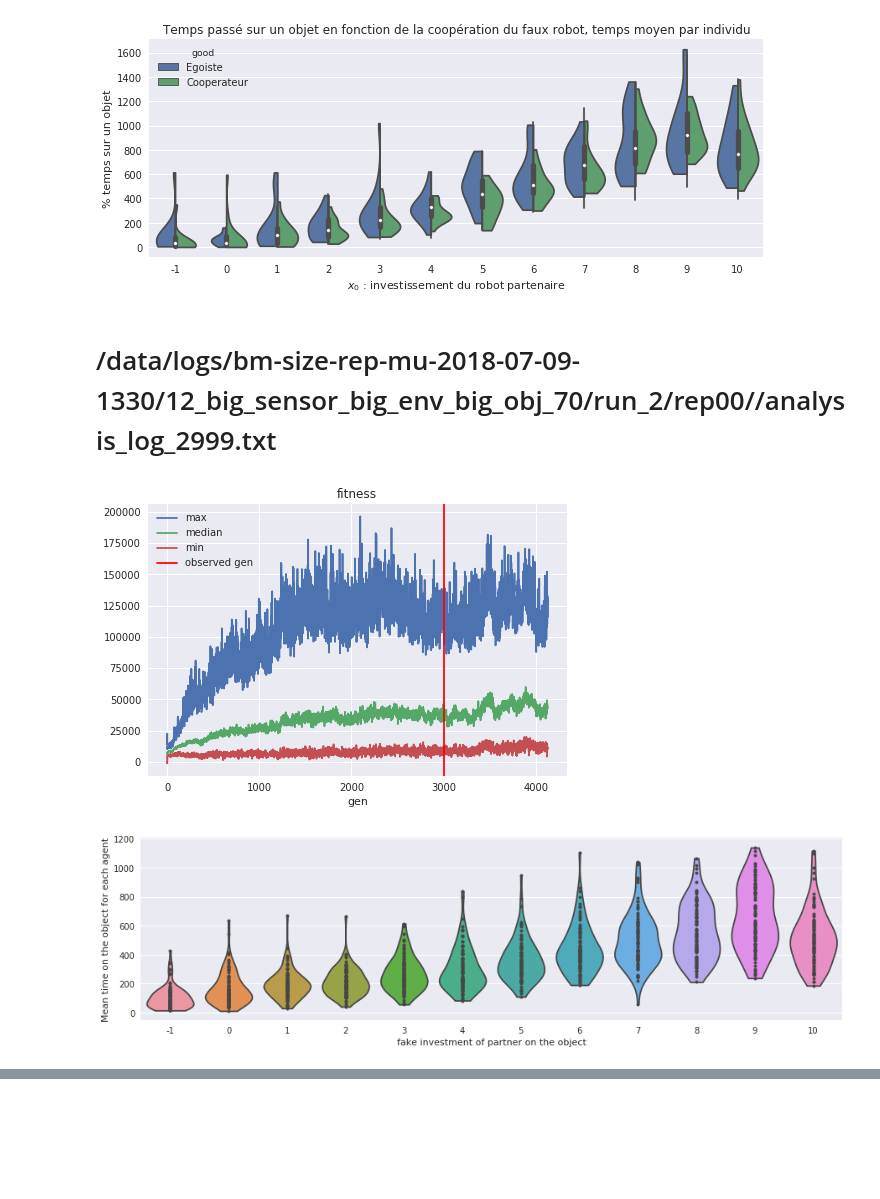
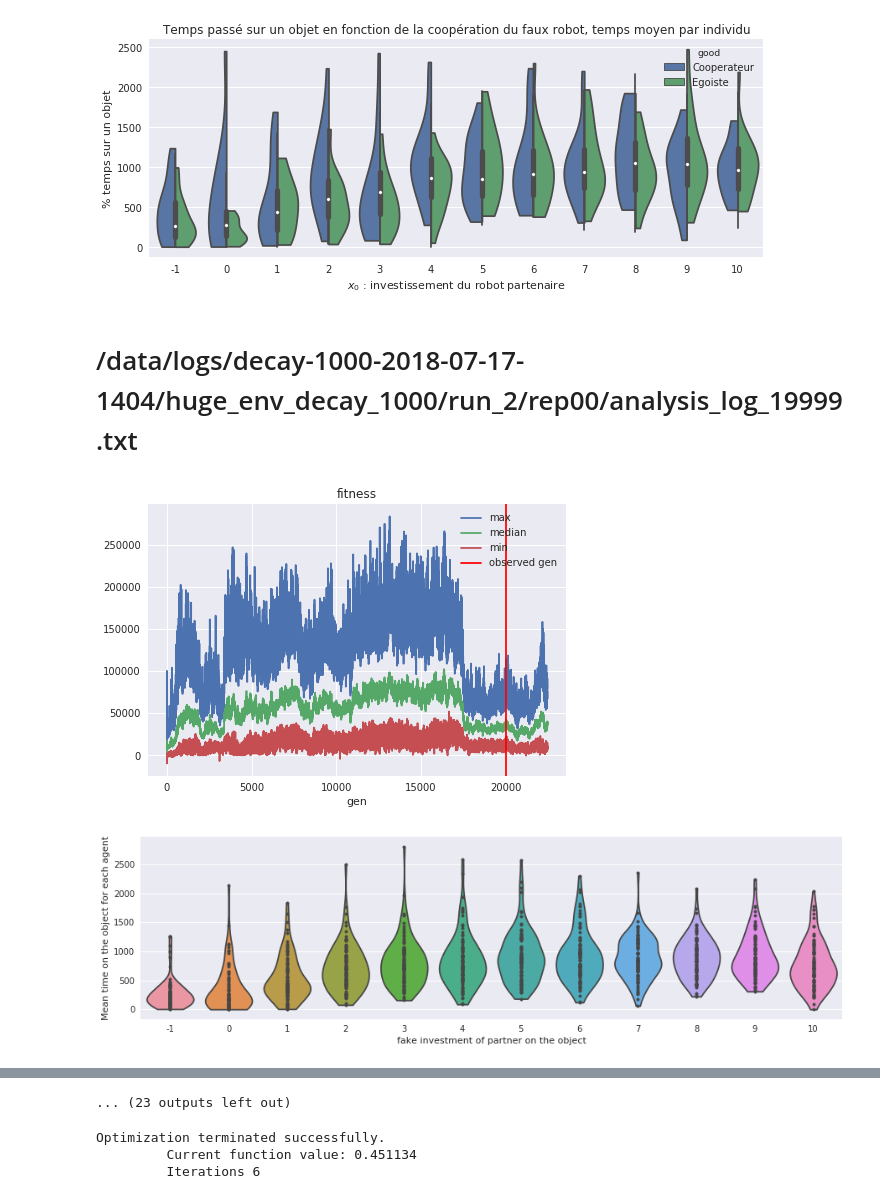
Before and after one commit to PaulEcoffet/roborobo3, a Jupyter notebook: roborobo3/notebooks/bigmodel_partnerchoice.ipynb, the cells around one changed output, grey strips where cells are left out. Saved outputs shown, nothing was run; the diff lists cells and outputs as text; code cells hidden in the pictures; blank space fills up the shorter version.

```diff
--- a/roborobo3/notebooks/bigmodel_partnerchoice.ipynb
+++ b/roborobo3/notebooks/bigmodel_partnerchoice.ipynb
@@ -52,10 +52,16 @@ def sequence_length_mean(a, slippy=True, aside=None):
         return np.mean(elems)
     else:
         return np.NaN
+# %%
+def read_csvx(path, *args, **kwargs):
+    try:
+        return pd.read_csv(path + '.gz', *args, **kwargs)
+    except:
+        return pd.read_csv(path, *args, **kwargs)
 # %%
 from itertools import product
-for run, num in product(range(1, 3), [2999]):
-    path = f"/data/logs/bm-size-rep-mu-2018-07-09-1330/12_big_sensor_big_env_big_obj_70/run_{run}/rep00/"
+for run, num in product(range(1, 6), [19999]):
+    path = f"/data/logs/decay-1000-2018-07-17-1404/huge_env_decay_1000/run_{run}/rep00"
     slippy = True
     if not slippy and not 'tp' in path :
         print("Attention, activer slippy ?????")
@@ -67,7 +73,7 @@ for run, num in product(range(1, 3), [2999]):
 
     try:
         fitpath = f"{path}/fitnesslog.txt"
-        fit = pd.read_csv(fitpath, delimiter="\t")
+        fit = read_csvx(fitpath, delimiter="\t")
         maxrep = fit['rep'].max()
         fit = fit.query(f'rep == {maxrep}')
     except pd.errors.EmptyDataError:
@@ -81,7 +87,7 @@ for run, num in product(range(1, 3), [2999]):
 
     if fail:
         fitpath = f"{path}/../fit.txt"
-        pd.read_csv(fitpath, delimiter="\t")
+        fit = read_csvx(fitpath, delimiter="\t")
         fit.groupby('gen')['fitness'].max().plot(ax=ax, label='max')
         fit.groupby('gen')['fitness'].median().plot(ax=ax, label='median')
         fit.groupby('gen')['fitness'].min().plot(ax=ax, label='min')
@@ -92,7 +98,11 @@ for run, num in product(range(1, 3), [2999]):
     ax.set_title('fitness')
     plt.show(fig)
 
-    df = pd.read_csv(logpath, delimiter="\t")
+    try:
+        df = read_csvx(logpath, delimiter="\t")
+    except:
+        print('error does not exist')
+        continue
 
     df['trueoppCoop'] = np.where((df['oppId'] > 0) & (df['oppNb'] == 0), -1, df['oppCoop'])
     df['onOpp'] = np.where(df['oppId'] > 0, 1, 0)
@@ -162,4 +172,4 @@ for run, num in product(range(1, 3), [2999]):
-[figure, old version]
+[figure, new version]
-# /data/logs/bm-size-rep-mu-2018-07-09-1330/12_big_sensor_big_env_big_obj_70/run_2/rep00//analysis_log_2999.txt
+# /data/logs/decay-1000-2018-07-17-1404/huge_env_decay_1000/run_2/rep00/analysis_log_19999.txt
-[figure, old version]
+[figure, new version]
-[figure, old version]
+[figure, new version]
@@ -169,0 +178 @@ for run, num in product(range(1, 3), [2999]):
+... (23 outputs left out)
@@ -169,0 +183,6 @@ for run, num in product(range(1, 3), [2999]):
+# %%
+lf = logit.fit()
+# %% [output]
+Optimization terminated successfully.
+         Current function value: 0.451134
+         Iterations 6
```
Also changed, not shown: parts of 5 cells of this notebook, 3 other files.
